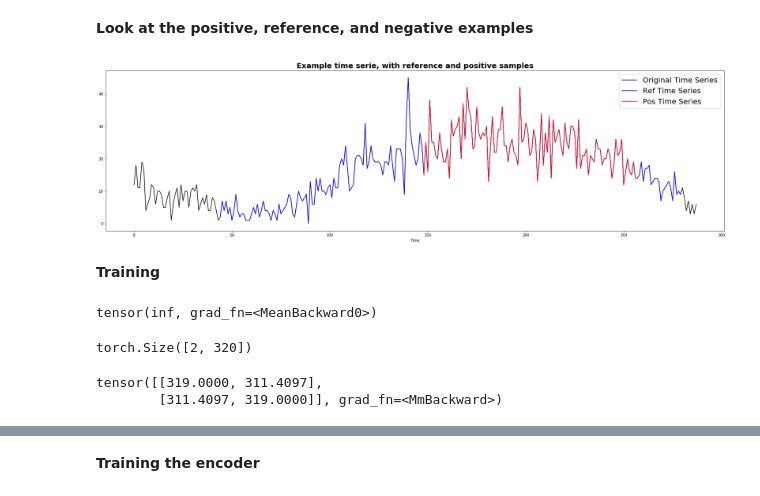
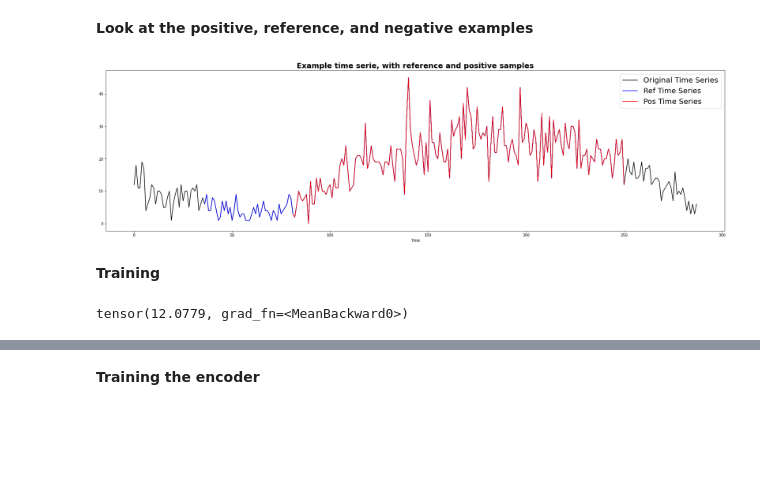
Before and after one commit to nicolas-dufour/time-series-self-supervised-learning, a Jupyter notebook: Experiments.ipynb, the cells around one changed output, grey strips where cells are left out. Saved outputs shown, nothing was run; the diff lists cells and outputs as text; code cells hidden in the pictures; blank space fills up the shorter version.

```diff
--- a/Experiments.ipynb
+++ b/Experiments.ipynb
@@ -88,37 +85,37 @@ Percentage of Nan in the training set: 1.0505698005698005
 train_path = os.path.join(root_data,'DodgerLoopDay','DodgerLoopDay_TRAIN.tsv')
 fill_na = True
 min_length = 20
 
 data = pd.read_csv(train_path,sep='\t', header=None)
 time_series = np.array(data.iloc[:,1:])
 
 if fill_na:
     #print('Percentage of Nan in the training set: {:.2f}\nRemoving nan...'.format(100*np.isnan(self.time_series).sum()/(self.time_series.shape[0]*self.time_series.shape[1])))
-    nan_mask = np.isnan(self.time_series)
-    self.time_series[nan_mask] = np.zeros(shape=np.count_nonzero(nan_mask))
+    nan_mask = np.isnan(time_series)
+    time_series[nan_mask] = np.zeros(shape=np.count_nonzero(nan_mask))
 
 
 idx=0
 
 entire_series = time_series[idx]
 entire_length = entire_series.shape[0]
-pos_length = np.random.randint(self.min_length, high = entire_length+1)
+pos_length = np.random.randint(min_length, high = entire_length+1)
 ref_length = np.random.randint(pos_length, high = entire_length+1)
 ref_beg = np.random.randint(0, high = entire_length+1-ref_length)
 pos_beg = np.random.randint(ref_beg, high = ref_beg+ref_length-pos_length+1)
 ref_series = entire_series[ref_beg:ref_beg+ref_length]
 pos_series = entire_series[pos_beg:pos_beg+pos_length]
 
 # Visualization
 plt.figure(figsize=(30,8))
 plt.title('Example time serie, with reference and positive samples', weight='bold', fontsize=20)
 plt.plot(entire_series, color='k', label='Original Time Series')
 plt.plot(np.arange(ref_beg,ref_beg+ref_length),entire_series[ref_beg:ref_beg+ref_length], color='b', label='Ref Time Series')
 plt.plot(np.arange(pos_beg,pos_beg+pos_length),entire_series[pos_beg:pos_beg+pos_length], color='r', label='Pos Time Series')
 plt.xlabel('Time')
 _ = plt.legend(prop={'size':20})
 # %% [output]
-[figure, old version]
+[figure, new version]
 # %% [markdown]
 **Training**
 # %%
@@ -126,7 +123,7 @@ _ = plt.legend(prop={'size':20})
 num_workers = 1
 cuda = torch.cuda.is_available()
 print_freq=1
-batch_size = 2
+batch_size = 10
 epochs = 30
 betas = (0.9, 0.999)
 weight_decay = 1e-2
@@ -167,4 +164,4 @@ triplet_loss = TripletLoss()
 (ref, pos) =next(iter(train_dataloader))
 triplet_loss(encoder(ref[:,None,:]), encoder(pos[:,None,:]))
 # %% [output]
-tensor(inf, grad_fn=<MeanBackward0>)
+tensor(12.0779, grad_fn=<MeanBackward0>)
@@ -174,11 +167,0 @@ pos_batch_emb = encoder(pos[:,None,:])
-# %%
-batch_emb.shape
-# %% [output]
-torch.Size([2, 320])
-# %%
-batch_size = batch_emb.shape[0]
-cov = torch.mm(batch_emb, batch_emb.t().contiguous())
-cov
-# %% [output]
-tensor([[319.0000, 311.4097],
-        [311.4097, 319.0000]], grad_fn=<MmBackward>)
```
Also changed, not shown: parts of 12 cells of this notebook, 1 other file.
